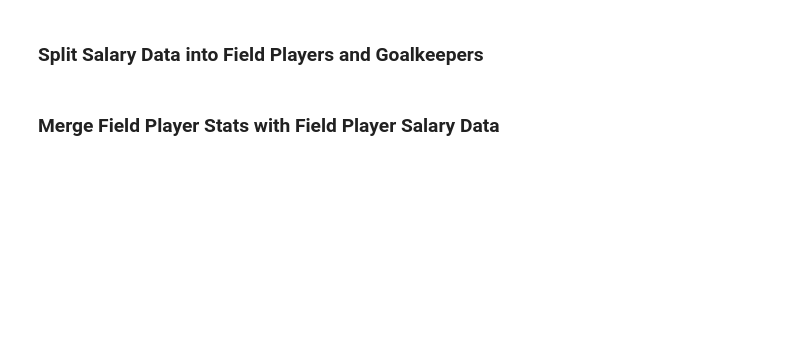
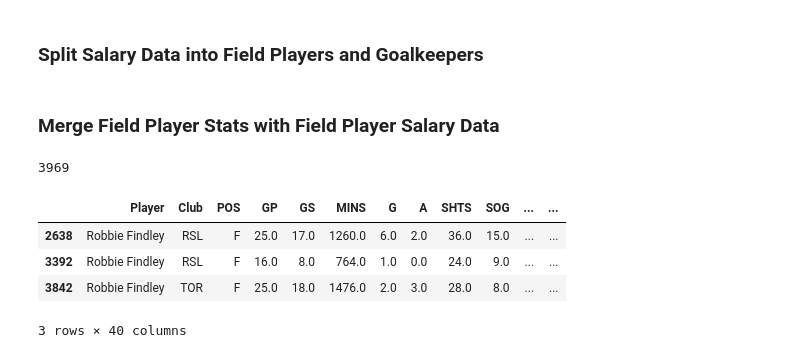
Before and after one commit to cneiderer/Class_Projects, a Jupyter notebook: Project_2/LinkingStats.ipynb, the cells around one changed output. Cells and saved outputs as stored; diff of their text form; code cells hidden in the pictures; blank space fills up the shorter version.

```diff
--- a/Project_2/LinkingStats.ipynb
+++ b/Project_2/LinkingStats.ipynb
@@ -223,3 +291,22 @@ fp_salary_df = salary_df[~gk_idx]
 gk_salary_df = salary_df[gk_idx]
 # %% [markdown]
 ### Merge Field Player Stats with Field Player Salary Data
+# %%
+# Can't merge on Club because it's inconsistent in the mlssoccer.com database
+# cols = ['Year', 'Club Name', 'Player']
+cols = ['Year', 'Player']
+fp_merge = pd.merge(fp_df, fp_salary_df, how='outer', on=cols, suffixes=['', '_Dup'])
+# %%
+good_fp = fp_merge[~fp_merge.isnull().any(axis=1)]
+# %%
+len(good_fp)
+# %% [output]
+3969
+# %%
+good_fp[good_fp['Last Name'] == 'Findley']
+# %% [output]
+|  | Player | Club | POS | GP | GS | MINS | G | A | SHTS | SOG | ... | ... |
+| 2638 | Robbie Findley | RSL | F | 25.0 | 17.0 | 1260.0 | 6.0 | 2.0 | 36.0 | 15.0 | ... | ... |
+| 3392 | Robbie Findley | RSL | F | 16.0 | 8.0 | 764.0 | 1.0 | 0.0 | 24.0 | 9.0 | ... | ... |
+| 3842 | Robbie Findley | TOR | F | 25.0 | 18.0 | 1476.0 | 2.0 | 3.0 | 28.0 | 8.0 | ... | ... |
+3 rows × 40 columns
```
Also changed, not shown: parts of 60 cells of this notebook.
